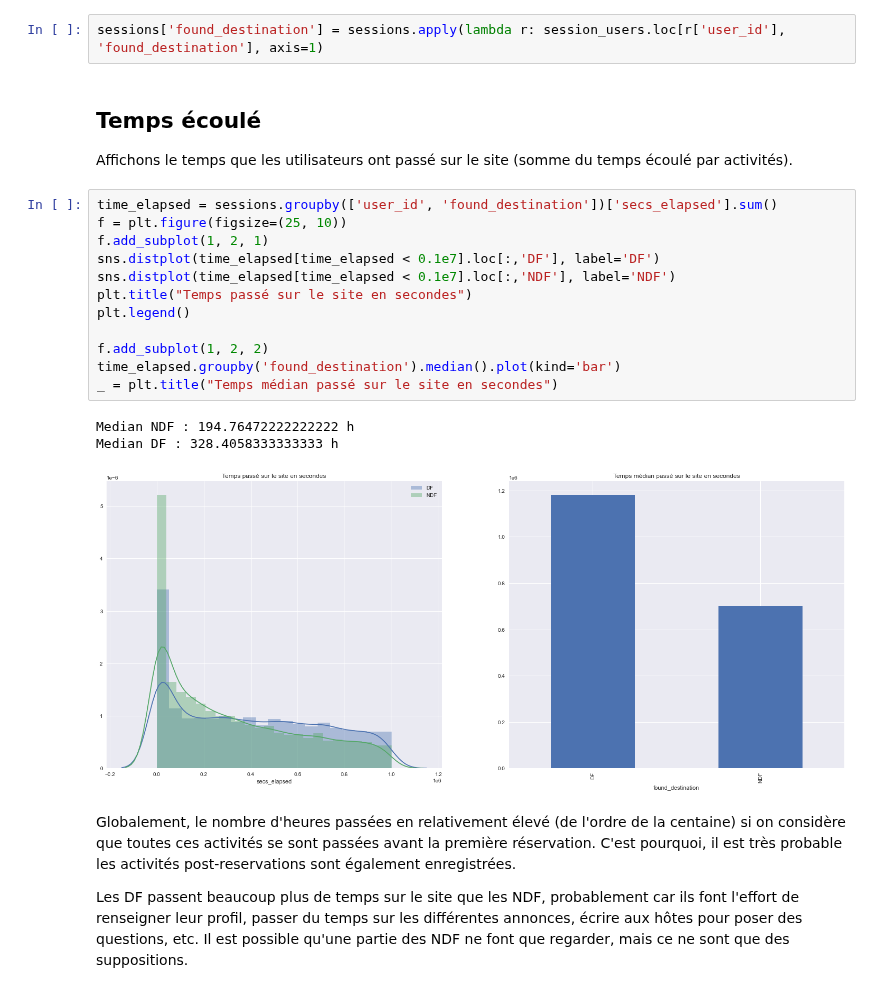
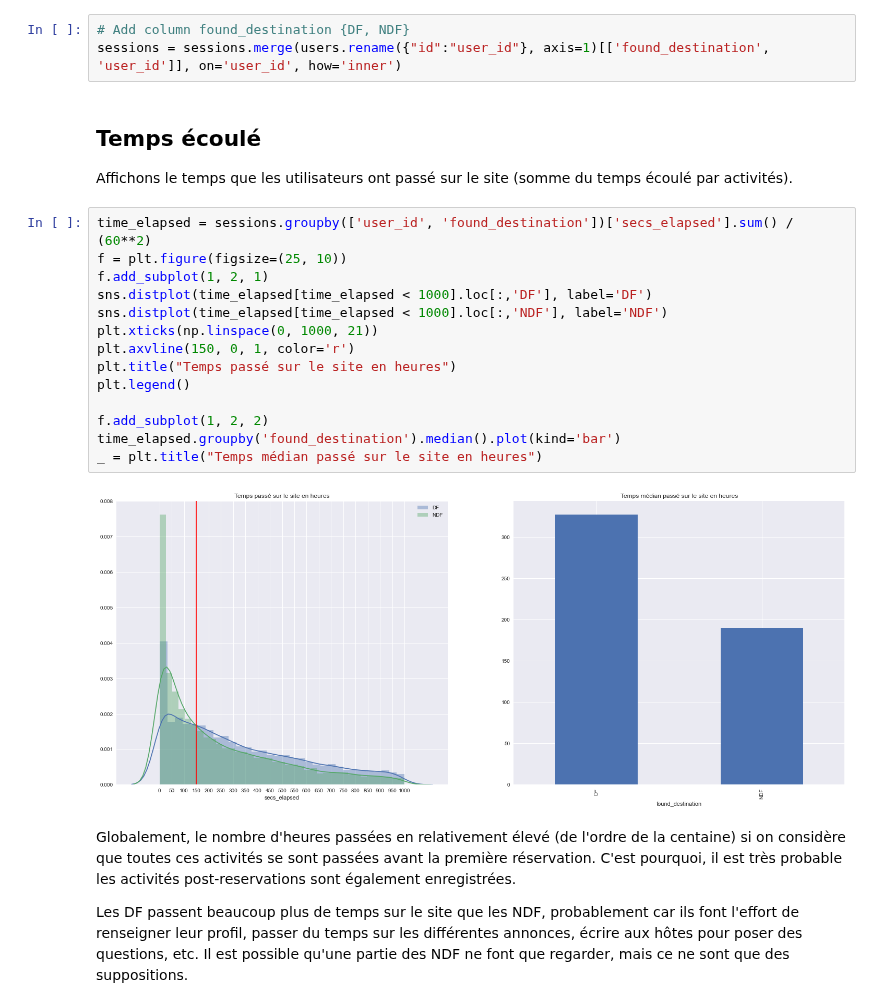
Before and after one commit to vesran/BookerGuess, a Jupyter notebook: _3_analyse_des_sessions.ipynb, the cells around one changed output. Drawn from its saved outputs; the diff is of its cells as text.

```diff
--- a/_3_analyse_des_sessions.ipynb
+++ b/_3_analyse_des_sessions.ipynb
@@ -48,28 +48,29 @@ sessions.shape : (3098239, 6)
 | 4 | d1mm9tcy42 | lookup | NaN | NaN | Windows Desktop | 435.0 |
 # %% [markdown]
 On a 20000 + 20000 utilisateurs DF et NDF.
-# %%
-sessions['found_destination'] = sessions.apply(lambda r: session_users.loc[r['user_id'], 'found_destination'], axis=1)
+# %%
+# Add column found_destination {DF, NDF}
+sessions = sessions.merge(users.rename({"id":"user_id"}, axis=1)[['found_destination', 'user_id']], on='user_id', how='inner')
 # %% [markdown]
 ## Temps écoulé
 
 Affichons le temps que les utilisateurs ont passé sur le site (somme du temps écoulé par activités).
 # %%
-time_elapsed = sessions.groupby(['user_id', 'found_destination'])['secs_elapsed'].sum()
+time_elapsed = sessions.groupby(['user_id', 'found_destination'])['secs_elapsed'].sum() / (60**2)
 f = plt.figure(figsize=(25, 10))
 f.add_subplot(1, 2, 1)
-sns.distplot(time_elapsed[time_elapsed < 0.1e7].loc[:,'DF'], label='DF')
-sns.distplot(time_elapsed[time_elapsed < 0.1e7].loc[:,'NDF'], label='NDF')
-plt.title("Temps passé sur le site en secondes")
+sns.distplot(time_elapsed[time_elapsed < 1000].loc[:,'DF'], label='DF')
+sns.distplot(time_elapsed[time_elapsed < 1000].loc[:,'NDF'], label='NDF')
+plt.xticks(np.linspace(0, 1000, 21))
+plt.axvline(150, 0, 1, color='r')
+plt.title("Temps passé sur le site en heures")
 plt.legend()
 
 f.add_subplot(1, 2, 2)
 time_elapsed.groupby('found_destination').median().plot(kind='bar')
-_ = plt.title("Temps médian passé sur le site en secondes")
+_ = plt.title("Temps médian passé sur le site en heures")
 # %% [output]
-Median NDF : 194.76472222222222 h
-Median DF : 328.4058333333333 h
-[figure, old version]
+[figure, new version]
 # %% [markdown]
 Globalement, le nombre d'heures passées en relativement élevé (de l'ordre de la centaine) si on considère que toutes ces activités se sont passées avant la première réservation. C'est pourquoi, il est très probable les activités post-reservations sont également enregistrées.
 
```
Also changed, not shown: parts of 14 cells of this notebook.
